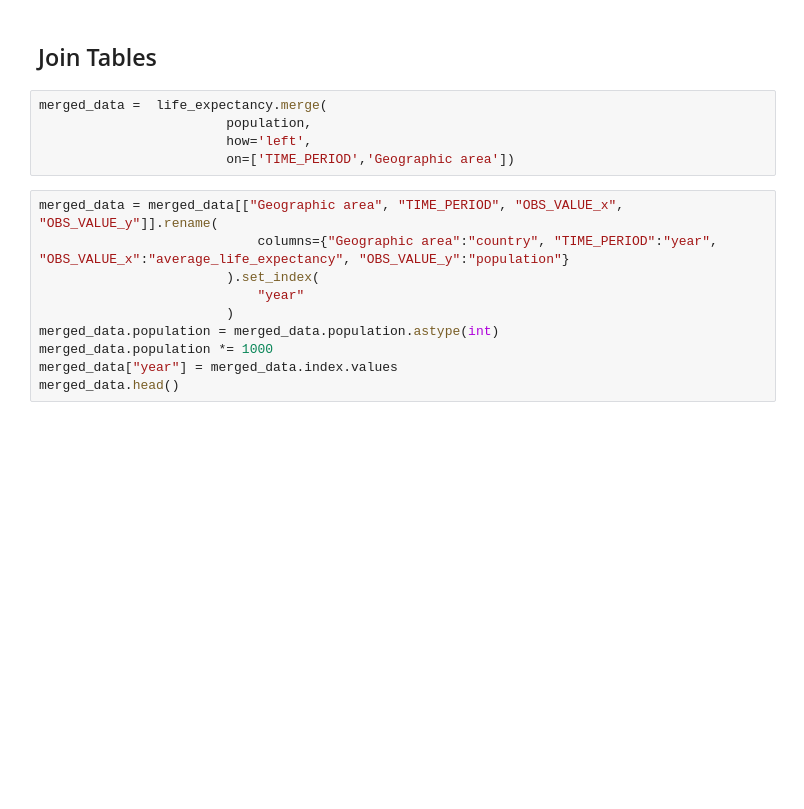
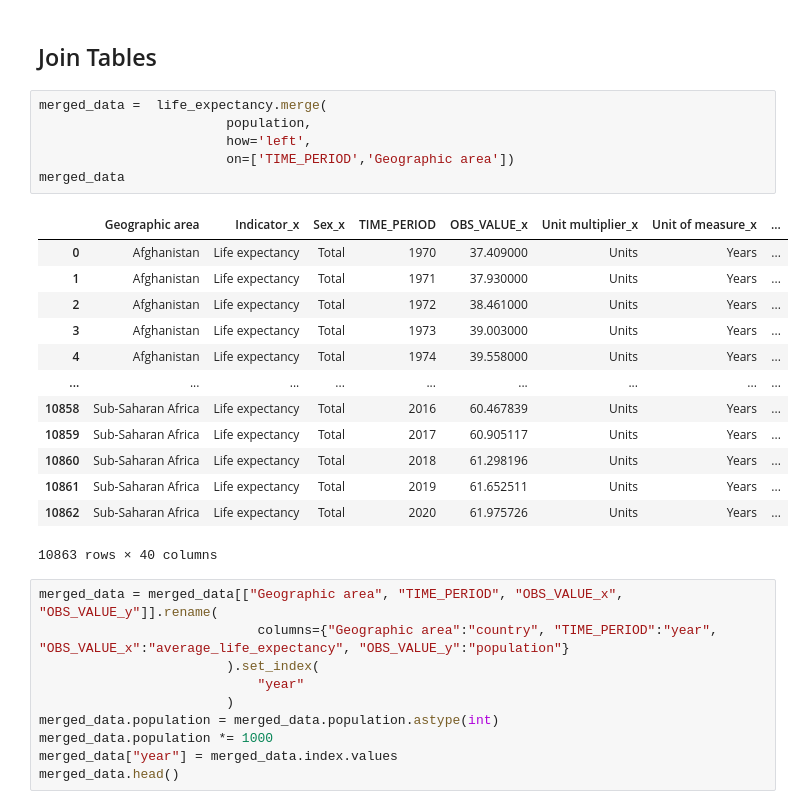
Before and after one commit to simonsasse/dataviz, a Jupyter notebook: main.ipynb, the cells around one changed output. Drawn from its saved outputs; the diff is of its cells as text; blank space fills up the shorter version.

```diff
--- a/main.ipynb
+++ b/main.ipynb
@@ -95,8 +114,23 @@ hiv_import
 # %%
 merged_data =  life_expectancy.merge(
                         population,
                         how='left',
                         on=['TIME_PERIOD','Geographic area'])
+merged_data
+# %% [output]
+|  | Geographic area | Indicator_x | Sex_x | TIME_PERIOD | OBS_VALUE_x | Unit multiplier_x | Unit of measure_x | ... |
+| 0 | Afghanistan | Life expectancy | Total | 1970 | 37.409000 | Units | Years | ... |
+| 1 | Afghanistan | Life expectancy | Total | 1971 | 37.930000 | Units | Years | ... |
+| 2 | Afghanistan | Life expectancy | Total | 1972 | 38.461000 | Units | Years | ... |
+| 3 | Afghanistan | Life expectancy | Total | 1973 | 39.003000 | Units | Years | ... |
+| 4 | Afghanistan | Life expectancy | Total | 1974 | 39.558000 | Units | Years | ... |
+| ... | ... | ... | ... | ... | ... | ... | ... | ... |
+| 10858 | Sub-Saharan Africa | Life expectancy | Total | 2016 | 60.467839 | Units | Years | ... |
+| 10859 | Sub-Saharan Africa | Life expectancy | Total | 2017 | 60.905117 | Units | Years | ... |
+| 10860 | Sub-Saharan Africa | Life expectancy | Total | 2018 | 61.298196 | Units | Years | ... |
+| 10861 | Sub-Saharan Africa | Life expectancy | Total | 2019 | 61.652511 | Units | Years | ... |
+| 10862 | Sub-Saharan Africa | Life expectancy | Total | 2020 | 61.975726 | Units | Years | ... |
+10863 rows × 40 columns
 # %%
 merged_data = merged_data[["Geographic area", "TIME_PERIOD", "OBS_VALUE_x", "OBS_VALUE_y"]].rename(
                             columns={"Geographic area":"country", "TIME_PERIOD":"year", "OBS_VALUE_x":"average_life_expectancy", "OBS_VALUE_y":"population"}
```
Also changed, not shown: parts of 6 cells of this notebook, 3 other files.
